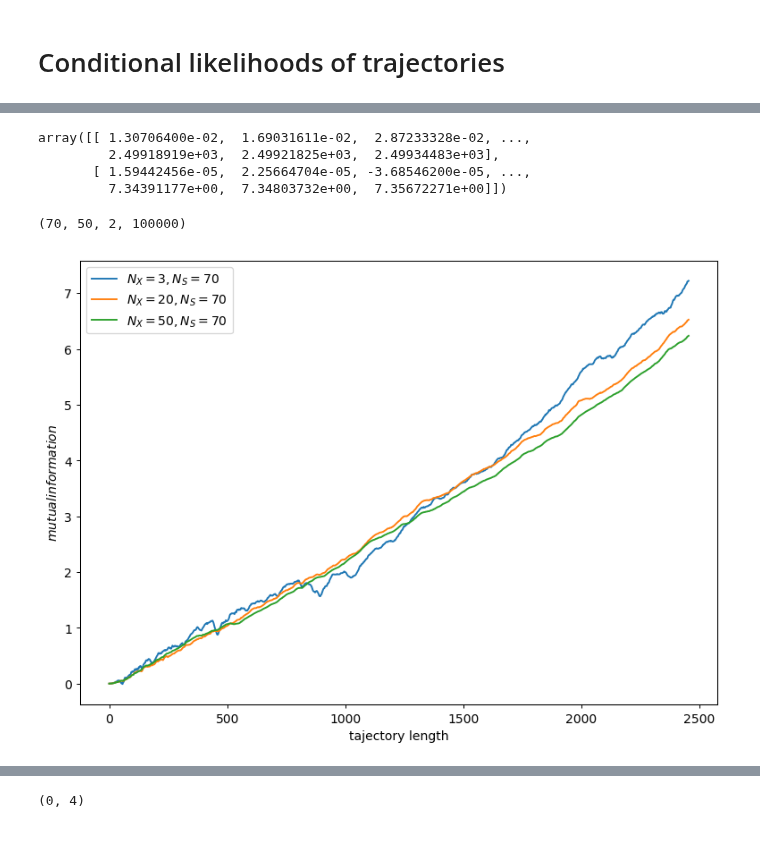
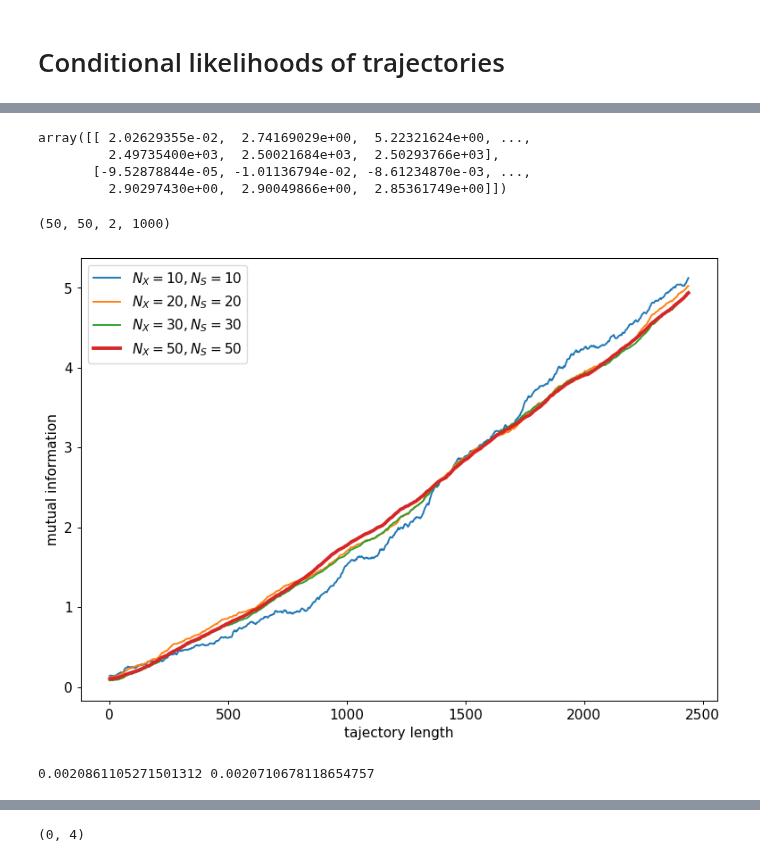
Before and after one commit to manuel-rhdt/master-thesis, a Jupyter notebook: analyzer/mutual_information.ipynb, the cells around one changed output, grey strips where cells are left out. Saved outputs shown, nothing was run; the diff lists cells and outputs as text; code cells hidden in the pictures.

```diff
--- a/analyzer/mutual_information.ipynb
+++ b/analyzer/mutual_information.ipynb
@@ -18,14 +29,18 @@ mutual_informations = np.array([np.load('/data/run10/mi.{}.npz'.format(i))['arr_
+# %%
+run = 3
+paths = glob.glob(os.path.expandvars('$HOME/run{}/*'.format(run)))
+mutual_informations = np.array([np.load(p) for p in paths])
 # %%
 mutual_informations[0,0]
 # %% [output]
-array([[ 1.30706400e-02,  1.69031611e-02,  2.87233328e-02, ...,
-         2.49918919e+03,  2.49921825e+03,  2.49934483e+03],
-       [ 1.59442456e-05,  2.25664704e-05, -3.68546200e-05, ...,
-         7.34391177e+00,  7.34803732e+00,  7.35672271e+00]])
+array([[ 2.02629355e-02,  2.74169029e+00,  5.22321624e+00, ...,
+         2.49735400e+03,  2.50021684e+03,  2.50293766e+03],
+       [-9.52878844e-05, -1.01136794e-02, -8.61234870e-03, ...,
+         2.90297430e+00,  2.90049866e+00,  2.85361749e+00]])
 # %%
 mutual_informations.shape
 # %% [output]
-(70, 50, 2, 100000)
+(50, 50, 2, 1000)
 # %%
 num_s, num_r, _, length = mutual_informations.shape
 # %%
@@ -44,13 +59,25 @@ def subset_indices(num_responses, subset_signals, subset_responses):
             indices[s*subset_responses + r] = [s, r]
     return indices.T
 # %%
-for r in [3,20]:
-    indices = subset_indices(num_r, num_s, r)
+for s, r in [(10, 10),(20, 20), (30, 30)]:
+    indices = subset_indices(num_r, s, r)
     subset_mean = np.mean(mi[indices[0], indices[1]], axis=0)
-    plt.plot(x, subset_mean, label='$N_X={}, N_S={}$'.format(r, num_s))
-plt.plot(x, mi_mean, label='$N_X={}, N_S={}$'.format(num_r, num_s))
+    plt.plot(x, subset_mean, label='$N_X={}, N_S={}$'.format(r, s))
+plt.plot(x, mi_mean, label='$N_X={}, N_S={}$'.format(num_r, num_s), linewidth=3)
 plt.legend();
-plt.ylabel('$mutual information$')
+plt.ylabel('mutual information')
 plt.xlabel('tajectory length');
 # %% [output]
-[figure, old version]
+[figure, new version]
+# %%
+def mut_inf(lamda, rho):
+    return lamda/2 * (np.sqrt(1 + rho/lamda) - 1)
+from scipy.optimize import curve_fit
+def linear(t, inf_rate, offset):
+    return t * inf_rate + offset
+
+(rate, offset), _ = curve_fit(linear, x, mi_mean, sigma=np.exp(-x/2500))
+theoretical_rate = mut_inf(0.005, 0.005)
+print(rate, theoretical_rate * 2)
+# %% [output]
+0.0020861105271501312 0.0020710678118654757
```
Also changed, not shown: parts of 12 cells of this notebook, 10 other files.
